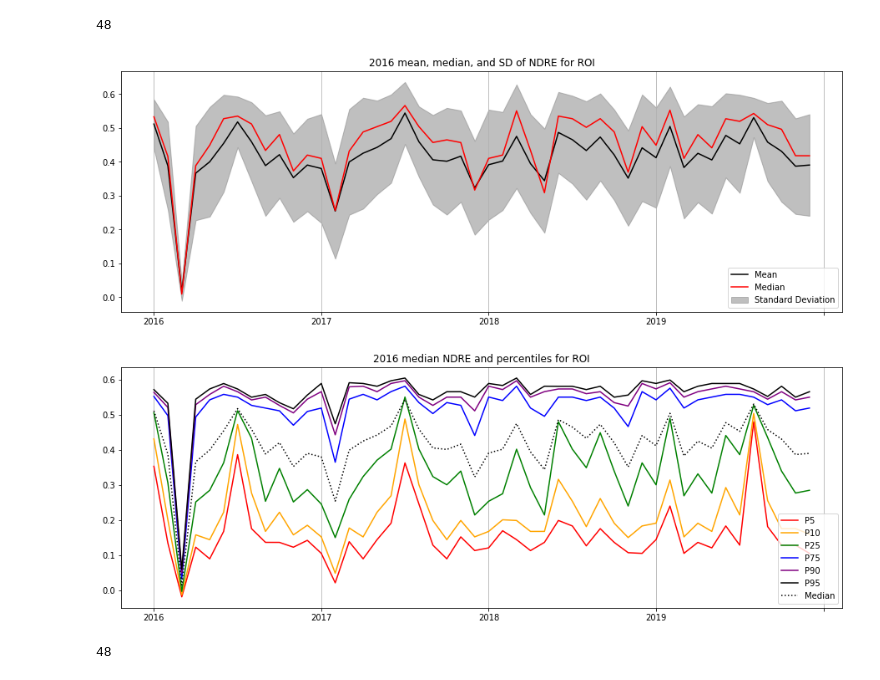
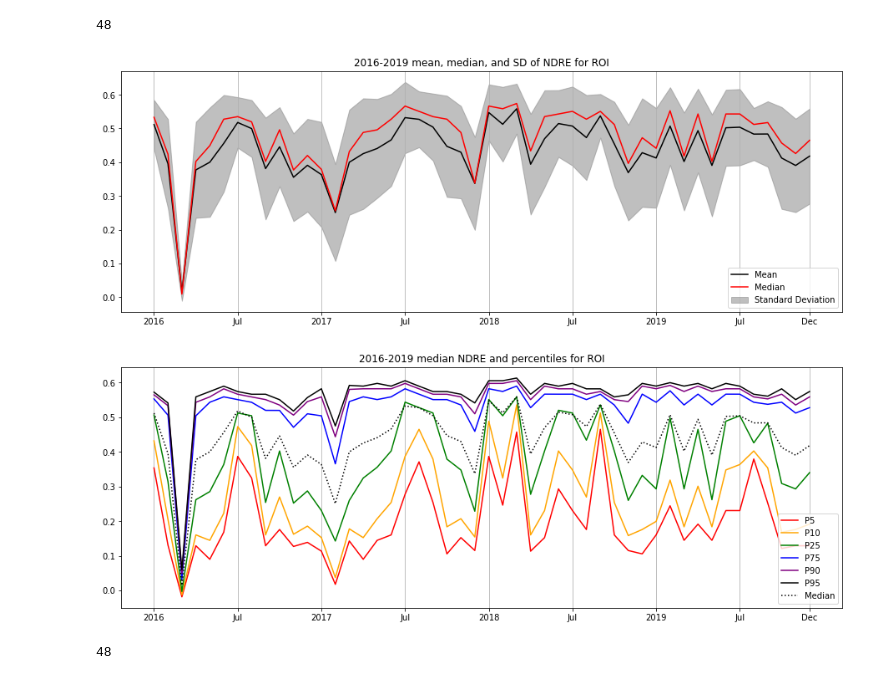
Before and after one commit to jitendra-kumar/tropical_phenology_gee, a Jupyter notebook: morgan/Manaus_BR.ipynb, the cells around one changed output. Cells and saved outputs as stored; diff of their text form; code cells hidden in the pictures.

Commit message:
Updated for NDRE/IRECI respectively

```diff
--- a/morgan/Manaus_BR.ipynb
+++ b/morgan/Manaus_BR.ipynb
@@ -37,7 +37,8 @@ def maskS2clouds(image):
 #Load sentinel-2 data and clip to brma_2; set visual params
 s2 = (ee.ImageCollection('COPERNICUS/S2') #Select S2 1-C level data
      .filterBounds(brma2_region) #Grab tiles that intersect Manaus, BR, region
-     .filterDate(ee.Date('2016-01-01'), ee.Date('2019-12-31')) #Select year I want
+     .filterDate(ee.Date('2016-01-01'), ee.Date('2020-01-01')) #Select year I want
+     .sort('CLOUDY_PIXEL_PERCENTAGE', False)
      .map(addNDRE)) #calculate NDRE and add as band
 # %%
 #Create a masked collection
@@ -177,23 +168,25 @@ minus_error = [x - y for x,y in zip(mean_ndre, stddev_ndre)]
 # %%
 #Plot mean using matplotlib's pyplot
 x = months
 y = mean_ndre
 m = median_ndre
-plt.axes([0, 0, 2, 1])
+ticks1 = list(range(0,48))
+plt.axes([2, 0, 2, 1])
 plt.grid(b = True, which = 'major', axis = 'x')
-plt.title('2016 mean, median, and SD of NDRE for ROI')
+plt.title('2016-2019 mean, median, and SD of NDRE for ROI')
 plt.fill_between(x, plus_error, minus_error, color = "grey", alpha = .5, label = "Standard Deviation")
 mean = plt.plot(x,y, color = "black", label = "Mean")
 median = plt.plot(x,m, color = "red", label = "Median")
 plt.legend(loc = "lower right")
-plt.xticks(ticks = [0, 12, 24, 36, 48], labels = ['2016', '2017', '2018', '2019'])
+plt.xticks(ticks = ticks1) #To see how to format the next line
+plt.xticks(ticks = [0, 6, 12, 18, 24, 30, 36, 42, 47], labels = ['2016', 'Jul', '2017', 'Jul', '2018', 'Jul', '2019', 'Jul', 'Dec'])
 plt.show()
 # %% [output]
-[figure, old version]
+[figure, new version]
 # %%
 #Plot median using matplotlib's pyplot
 x = months
-plt.axes([0, 0, 2, 1])
+plt.axes([2, 0, 2, 1])
 plt.grid(b = True, which = 'major', axis = 'x')
 y5 = plt.plot(x,percentile_ndre[0], color = "red", label = "P5")
 y10 = plt.plot(x,percentile_ndre[1], color = "orange", label = "P10")
@@ -201,14 +194,15 @@ y25 = plt.plot(x,percentile_ndre[2], color = "green", label = "P25")
 y75 = plt.plot(x,percentile_ndre[3], color = "blue", label = "P75")
 y90 = plt.plot(x,percentile_ndre[4], color = "purple", label = "P90")
 y95 = plt.plot(x,percentile_ndre[5], color = "black", label = "P95")
-plt.title('2016 median NDRE and percentiles for ROI')
+plt.title('2016-2019 median NDRE and percentiles for ROI')
 #plt.fill_between(x, plus_error, minus_error, color = "grey", alpha = .5, label = "Standard Deviation")
 median = plt.plot(x,y, color = "black", linestyle = ":", label = "Median")
 plt.legend(loc = "lower right")
-plt.xticks(ticks = [0, 12, 24, 36, 48], labels = ['2016', '2017', '2018', '2019'])
+#plt.xticks(ticks = [0, 12, 24, 36, 48], labels = ['2016', '2017', '2018', '2019'])
+plt.xticks(ticks = [0, 6, 12, 18, 24, 30, 36, 42, 47], labels = ['2016', 'Jul', '2017', 'Jul', '2018', 'Jul', '2019', 'Jul', 'Dec'])
 plt.show()
 # %% [output]
-[figure, old version]
+[figure, new version]
 # %%
 #Make sure you dont have 1 million images to download...
 count = col.size().getInfo()
```
Also changed, not shown: parts of 4 cells of this notebook, 1 other file.
